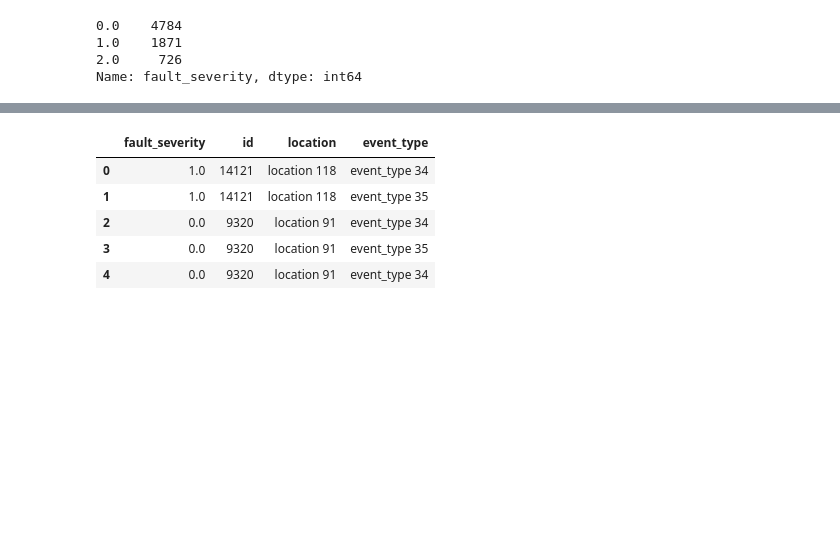
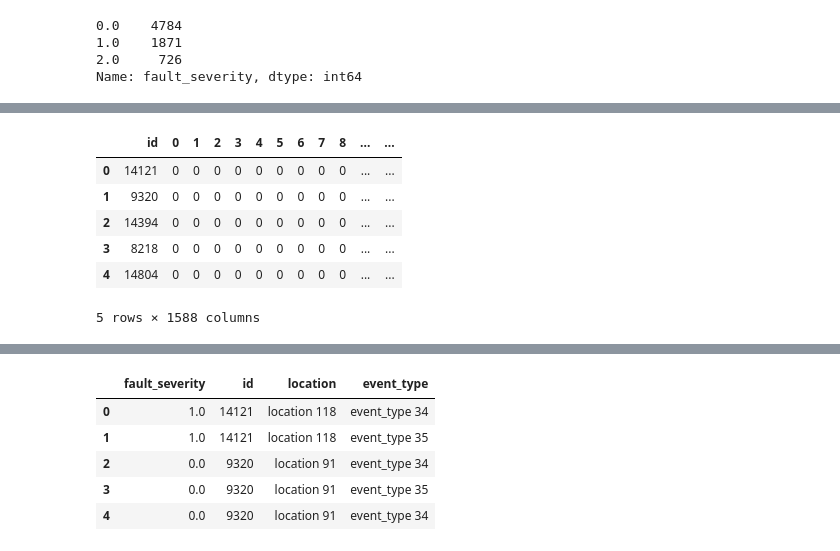
Before and after one commit to noguano/dsi_capstone, a Jupyter notebook: DSI US -5 ATX Capstone.ipynb, the cells around one changed output, grey strips where cells are left out. Cells and saved outputs as stored; diff of their text form; code cells hidden in the pictures; blank space fills up the shorter version.

```diff
--- a/DSI US -5 ATX Capstone.ipynb
+++ b/DSI US -5 ATX Capstone.ipynb
@@ -158,0 +245,19 @@ Name: fault_severity, dtype: int64
+# %%
+# Create the features dataframe, using the encoded monolithic categorical features, then add volume
+feature_name = ['location', 'event_type', 'resource_type', 'severity_type', 'log_feature']
+enc = OneHotEncoder(n_values=np.array([1127, 55, 11, 6, 387]), sparse=False)
+features = all_data['id']
+features = pd.concat([features, pd.DataFrame(data=enc.fit_transform(all_data[feature_name].as_matrix()))], axis=1)
+features = features.astype(int)
+features['vol'] = all_data['volume']
+feature_name.append('volume')
+features = features.groupby(['id'],sort=False, as_index=False).sum()
+features.head()
+# %% [output]
+|  | id | 0 | 1 | 2 | 3 | 4 | 5 | 6 | 7 | 8 | ... | ... |
+| 0 | 14121 | 0 | 0 | 0 | 0 | 0 | 0 | 0 | 0 | 0 | ... | ... |
+| 1 | 9320 | 0 | 0 | 0 | 0 | 0 | 0 | 0 | 0 | 0 | ... | ... |
+| 2 | 14394 | 0 | 0 | 0 | 0 | 0 | 0 | 0 | 0 | 0 | ... | ... |
+| 3 | 8218 | 0 | 0 | 0 | 0 | 0 | 0 | 0 | 0 | 0 | ... | ... |
+| 4 | 14804 | 0 | 0 | 0 | 0 | 0 | 0 | 0 | 0 | 0 | ... | ... |
+5 rows × 1588 columns
```
Also changed, not shown: parts of 34 cells of this notebook, 1 other file.
